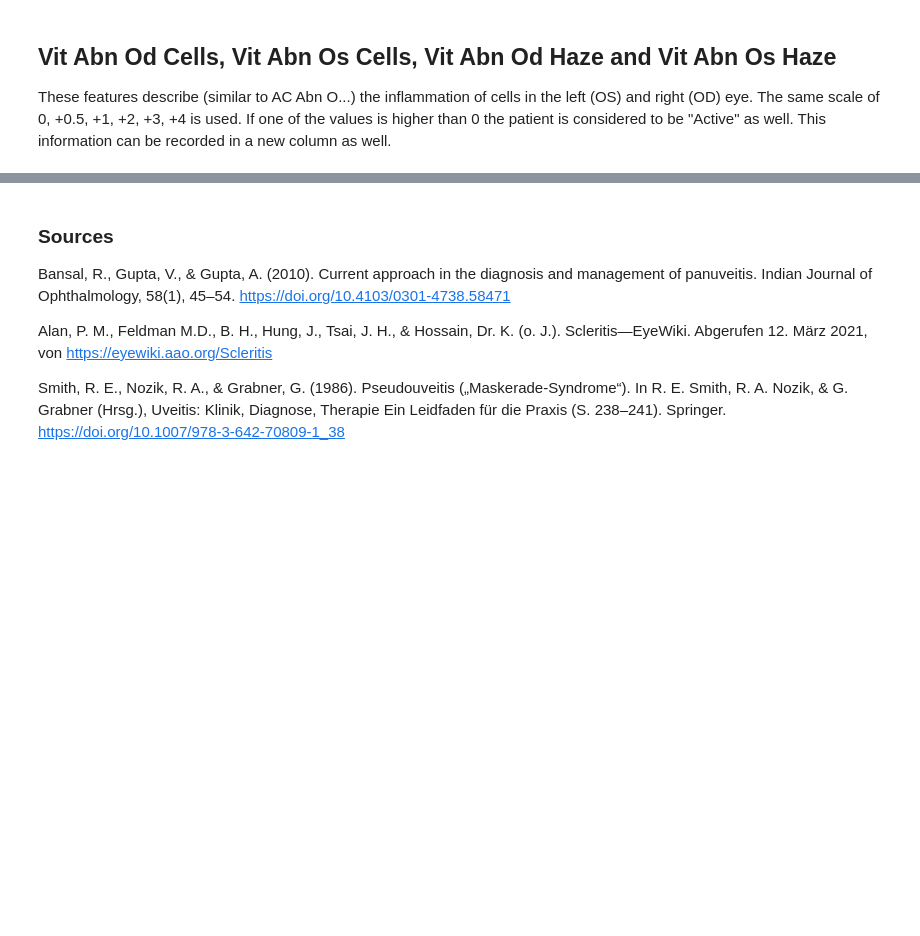
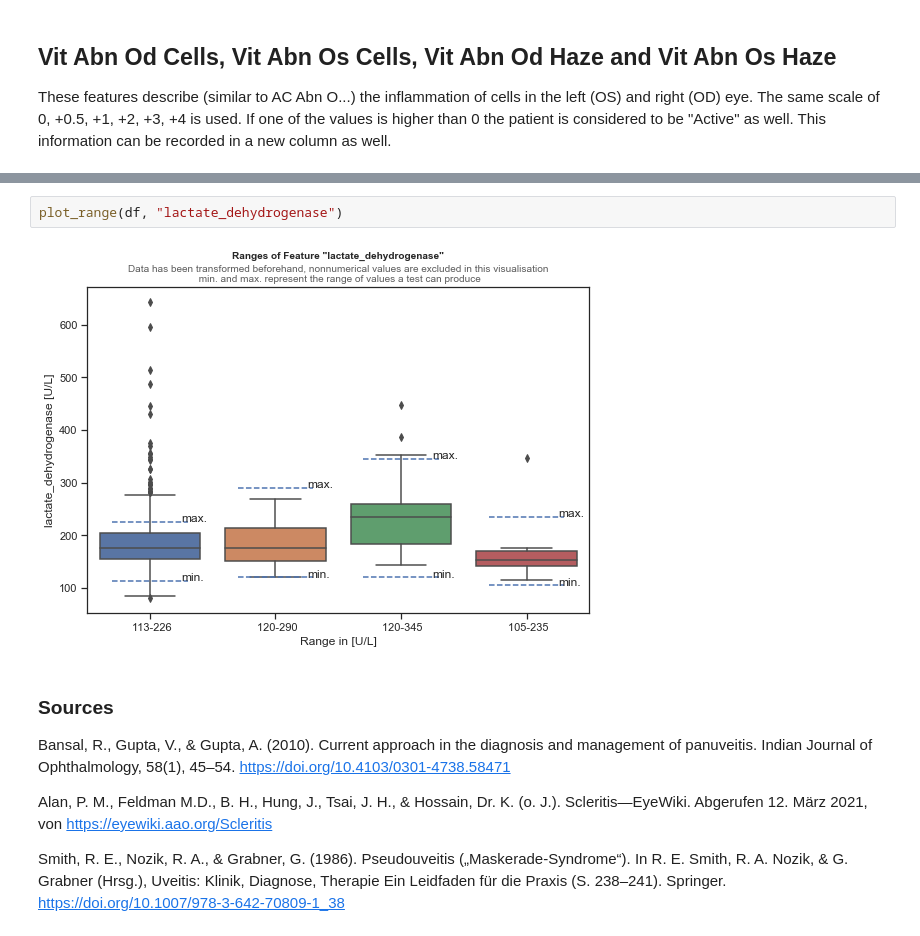
Before and after one commit to CrawTheOne/mirror_-fhnw_ds_fs2021_medical_challenge, a Jupyter notebook: eda/initial_eda.ipynb, the cells around one changed output, grey strips where cells are left out. Cells and saved outputs as stored; diff of their text form; blank space fills up the shorter version.

```diff
--- a/eda/initial_eda.ipynb
+++ b/eda/initial_eda.ipynb
@@ -188,3 +409,7 @@ t.T.plot(kind='bar', stacked=True);
+# %%
+plot_range(df, "lactate_dehydrogenase")
+# %% [output]
+[figure, added]
 # %% [markdown]
 ### Sources
 
```
Also changed, not shown: parts of 31 cells of this notebook, 2 other files.
